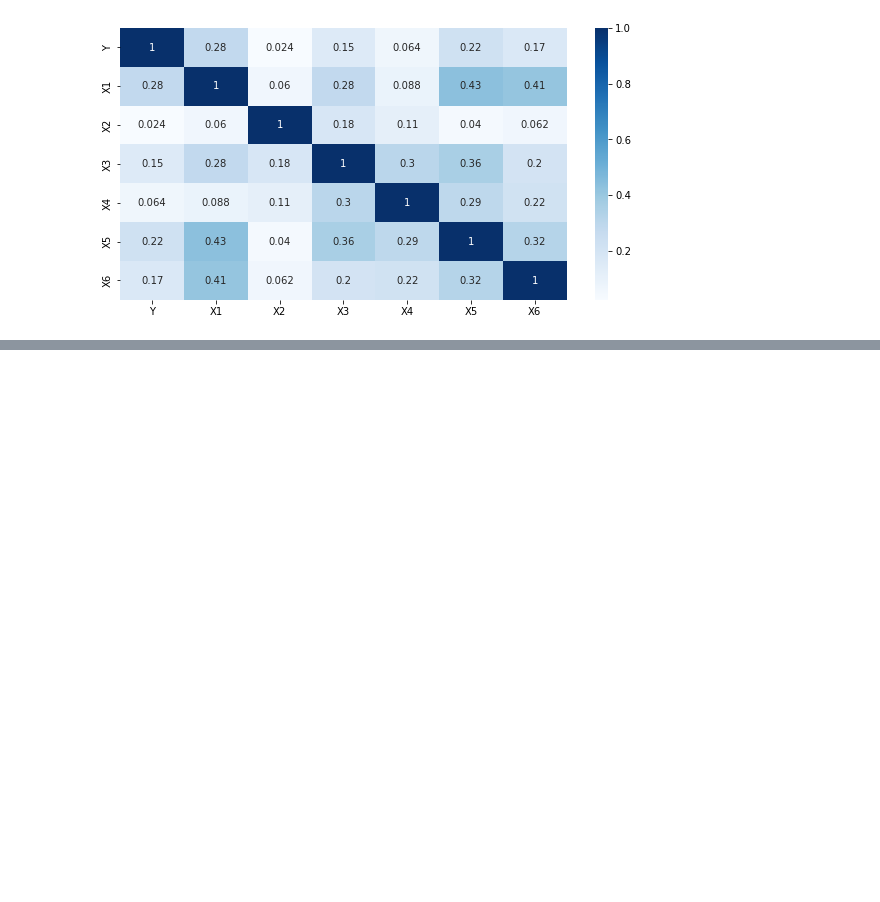
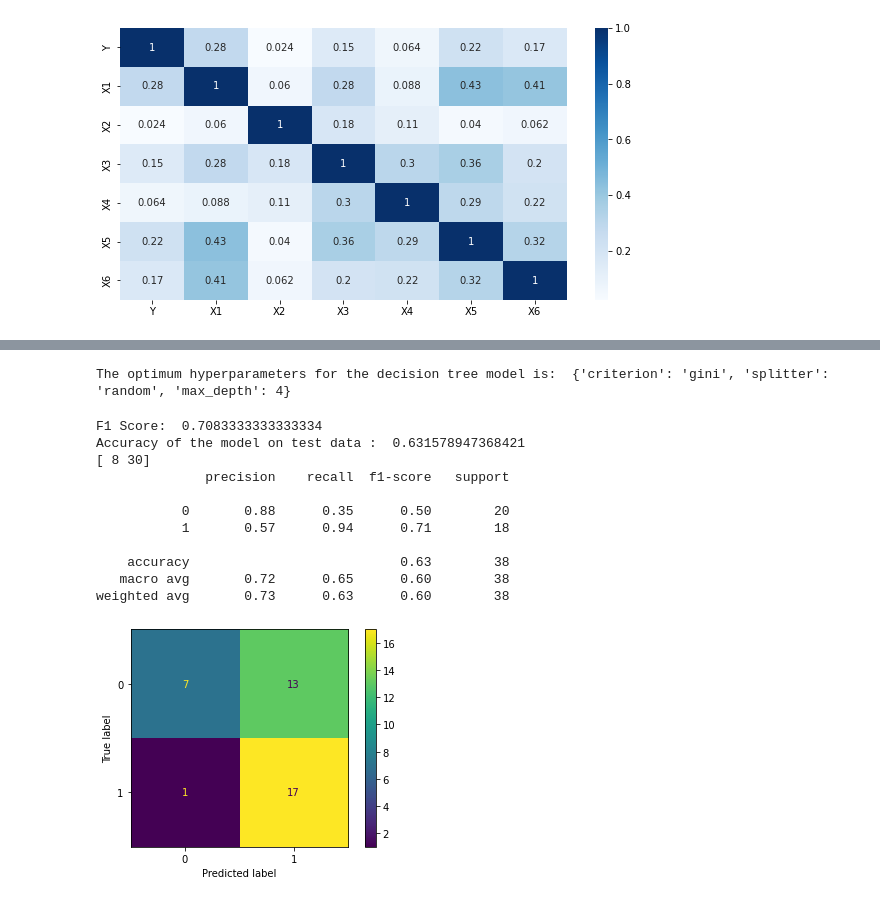
Before and after one commit to sudarshanng7/Vpl1ntbKbzbPLBGR, a Jupyter notebook: happy-customers.ipynb, the cells around one changed output, grey strips where cells are left out. Saved outputs shown, nothing was run; the diff lists cells and outputs as text; code cells hidden in the pictures; blank space fills up the shorter version.

```diff
--- a/happy-customers.ipynb
+++ b/happy-customers.ipynb
@@ -97,0 +197,46 @@ sns.heatmap(correlation_matrix, annot=True, cmap="Blues")
+# %%
+# Decision Trees Hyperparameters
+criterion = ['gini', 'entropy']
+splitter = ['best', 'random']
+
+acc_score_dec = 0
+hyper_parameters_dec = {'criterion': "", 'splitter': "", 'max_depth': ""}
+
+# Test different models with different combinations of hyperparameters and select the hyperparameters with
+# maximum accuracy
+for c in criterion:
+    for s in splitter:
+        for d in range(3, 10):
+            dec_tree = DecisionTreeClassifier(criterion=c, splitter=s, max_depth=d, random_state=42)
+            dec_tree.fit(X_train, y_train)
+
+            y_pred_dec = dec_tree.predict(X_test)
+
+            if accuracy_score(y_test, y_pred_dec) > acc_score_dec:
+                acc_score_dec = accuracy_score(y_test, y_pred_dec)
+                hyper_parameters_dec.update({'criterion': c, 'splitter': s, 'max_depth': d})
+
+print("The optimum hyperparameters for the decision tree model is: ", hyper_parameters_dec)
+# %% [output]
+The optimum hyperparameters for the decision tree model is:  {'criterion': 'gini', 'splitter': 'random', 'max_depth': 4}
+# %%
+# Decision Tree model with optimum hyperparameters
+dec_tree = DecisionTreeClassifier(criterion='gini', splitter='random', max_depth=4, random_state=42)
+dec_tree.fit(X_train, y_train)
+
+y_pred_dec = dec_tree.predict(X_test)
+
+eval_results(y_test, y_pred_dec, dec_tree)
+# %% [output]
+F1 Score:  0.7083333333333334
+Accuracy of the model on test data :  0.631578947368421
+[ 8 30]
+              precision    recall  f1-score   support
+
+           0       0.88      0.35      0.50        20
+           1       0.57      0.94      0.71        18
+
+    accuracy                           0.63        38
+   macro avg       0.72      0.65      0.60        38
+weighted avg       0.73      0.63      0.60        38
+[figure, added]
```
Also changed, not shown: parts of 46 cells of this notebook.
